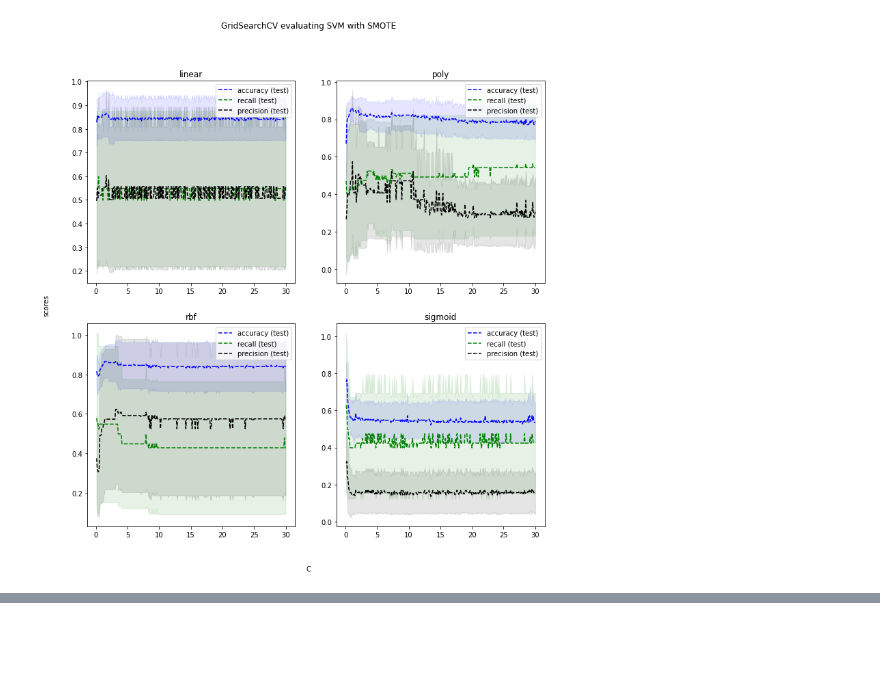
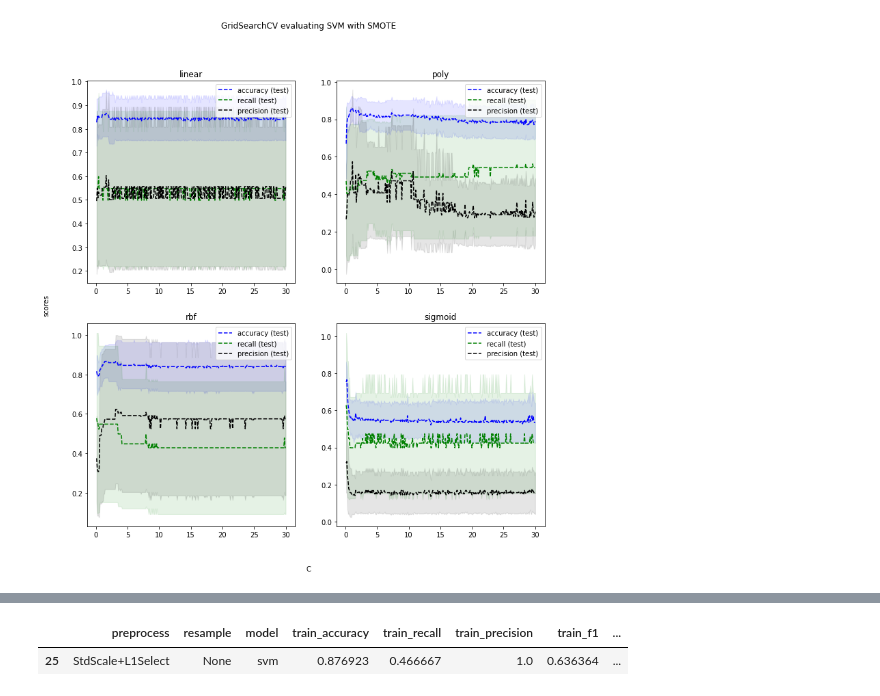
Before and after one commit to hundredball/Classroom_stress, a Jupyter notebook: classification.ipynb, the cells around one changed output, grey strips where cells are left out. Cells and saved outputs as stored; diff of their text form; code cells hidden in the pictures; blank space fills up the shorter version.

```diff
--- a/classification.ipynb
+++ b/classification.ipynb
@@ -942,0 +944,79 @@ df.to_csv('./results/record.csv')
+# %%
+# Read data
+X_train, Y_train, X_val, Y_val = dataloader.read_IC_PSD('./data/icawm_allCh.mat')
+
+# Flatten data
+[X_train, X_val] = [x.reshape(len(x), -1) for x in [X_train, X_val]]
+
+# Define process
+PREPROCESS = ['None', 'StdScale', 'PCAVar', 'StdScale+L1Select']
+PREPROCESS_METHODS = {
+    'StdScale': [StandardScaler()],
+    'PCAVar': [PCA(n_components=0.9)],
+    'StdScale+L1Select': [StandardScaler(), SelectFromModel(LogisticRegression(C=1, penalty='l1', solver='liblinear'))],
+}
+
+RESAMPLE = ['None', 'SMOTE']
+RESAMPLE_METHODS = {
+    'SMOTE': SMOTE(random_state=23)
+}
+
+MODEL_NAMES = ['naive', 'svm', 'xgboost', 'random_forest']
+MODELS = {
+    'svm': svm.SVC(),
+    'naive': GaussianNB(),
+    'xgboost': xgb.XGBClassifier(eval_metric='error'),
+    'random_forest': RandomForestClassifier(),
+}
+
+METRICS = ['accuracy', 'recall', 'precision', 'f1', 'balanced_accuracy']
+METRIC_METHODS = {
+    'accuracy': accuracy_score,
+    'recall': recall_score,
+    'precision': precision_score,
+    'f1': f1_score,
+    'balanced_accuracy': balanced_accuracy_score
+}
+
+results = {x: [] for x in ['preprocess', 'resample', 'model']+['{}_{}'.format(phase, metric) for phase, metric in itertools.product(['train','val'],METRICS)]}
+
+for i_pipe, (preprocess, resample, model_name) in enumerate(itertools.product(PREPROCESS, RESAMPLE, MODEL_NAMES)):
+
+    # Set up pipeline
+    pipeline = []
+    if preprocess != 'None':
+        preprocess_method = PREPROCESS_METHODS[preprocess]
+        for i, prep_element in enumerate(preprocess_method):
+            pipeline.append(('preprocess'+str(i), prep_element))
+
+    if resample != 'None':
+        pipeline.append(('resample', RESAMPLE_METHODS[resample]))
+
+    pipeline.append(('model', MODELS[model_name]))
+    pipeline = Pipeline(pipeline)
+
+    # Train model
+    pipeline.fit(X_train, Y_train)
+
+    # Test model
+    pred_train = pipeline.predict(X_train)
+    pred_val = pipeline.predict(X_val)
+
+    # Record results
+    results['preprocess'].append(preprocess)
+    results['resample'].append(resample)
+    results['model'].append(model_name)
+
+    for metric in METRICS:
+        results['{}_{}'.format('train',metric)].append(METRIC_METHODS[metric](Y_train, pred_train))
+        results['{}_{}'.format('val',metric)].append(METRIC_METHODS[metric](Y_val, pred_val))
+
+    image_path = os.path.join('results', 'images', '{}_{}_{}_cm.png'.format(preprocess, resample, model_name))
+    plot_confusion_matrix(Y_val, pred_val, classes=np.array(['Normal', 'Increase']), fileName=image_path)
+
+df = pd.DataFrame.from_dict(results)
+compare_metric = 'val_f1'
+display(df[df[compare_metric]==df[compare_metric].max()])
+# %% [output]
+|  | preprocess | resample | model | train_accuracy | train_recall | train_precision | train_f1 | ... |
+| 25 | StdScale+L1Select | None | svm | 0.876923 | 0.466667 | 1.0 | 0.636364 | ... |
```
Also changed, not shown: parts of 2 cells of this notebook, 1 other file.
